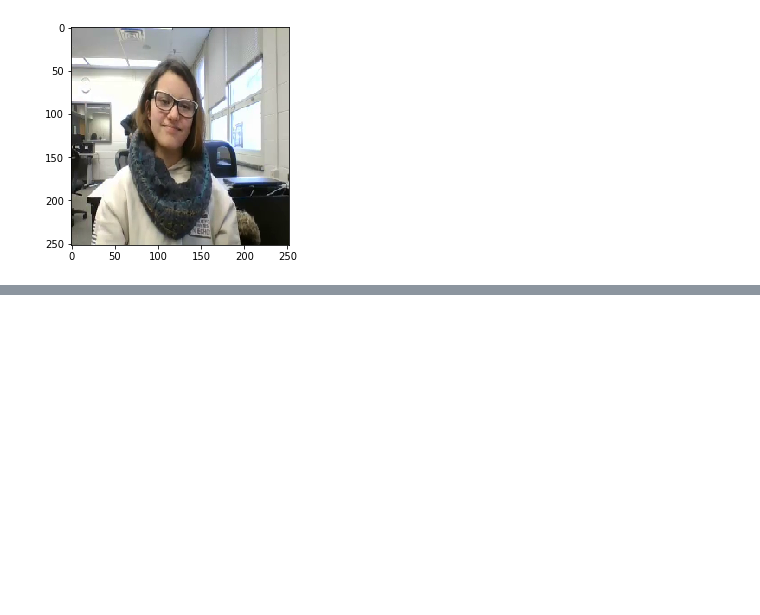
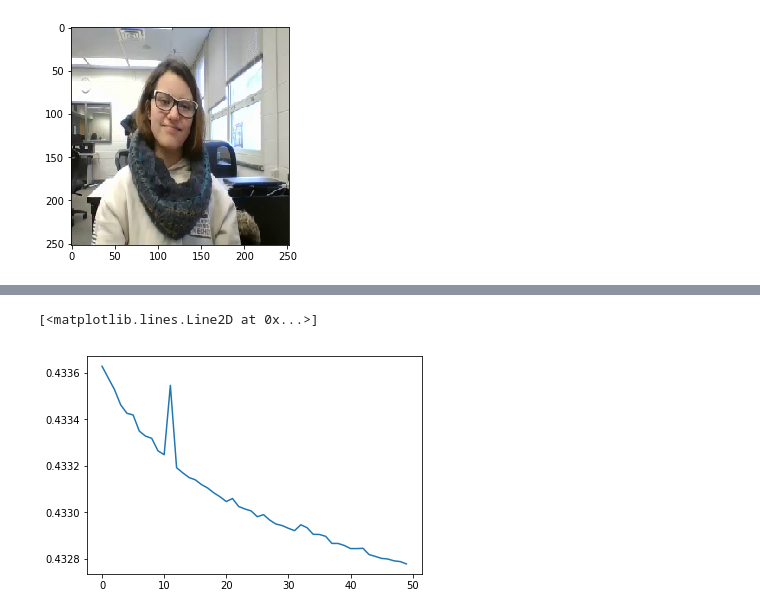
Before and after one commit to keaysma/CompLing, a Jupyter notebook: ASLClassifier/ConvolutionalAutoEncoder.ipynb, the cells around one changed output, grey strips where cells are left out. Cells and saved outputs as stored; diff of their text form; code cells hidden in the pictures; blank space fills up the shorter version.

```diff
--- a/ASLClassifier/ConvolutionalAutoEncoder.ipynb
+++ b/ASLClassifier/ConvolutionalAutoEncoder.ipynb
@@ -87,0 +182,5 @@ autoencoder.fit(x_train, x_train,
+# %%
+plt.plot(h.history['val_loss'])
+# %% [output]
+[<matplotlib.lines.Line2D at 0x...>]
+[figure, added]
```
Also changed, not shown: parts of 35 cells of this notebook.
